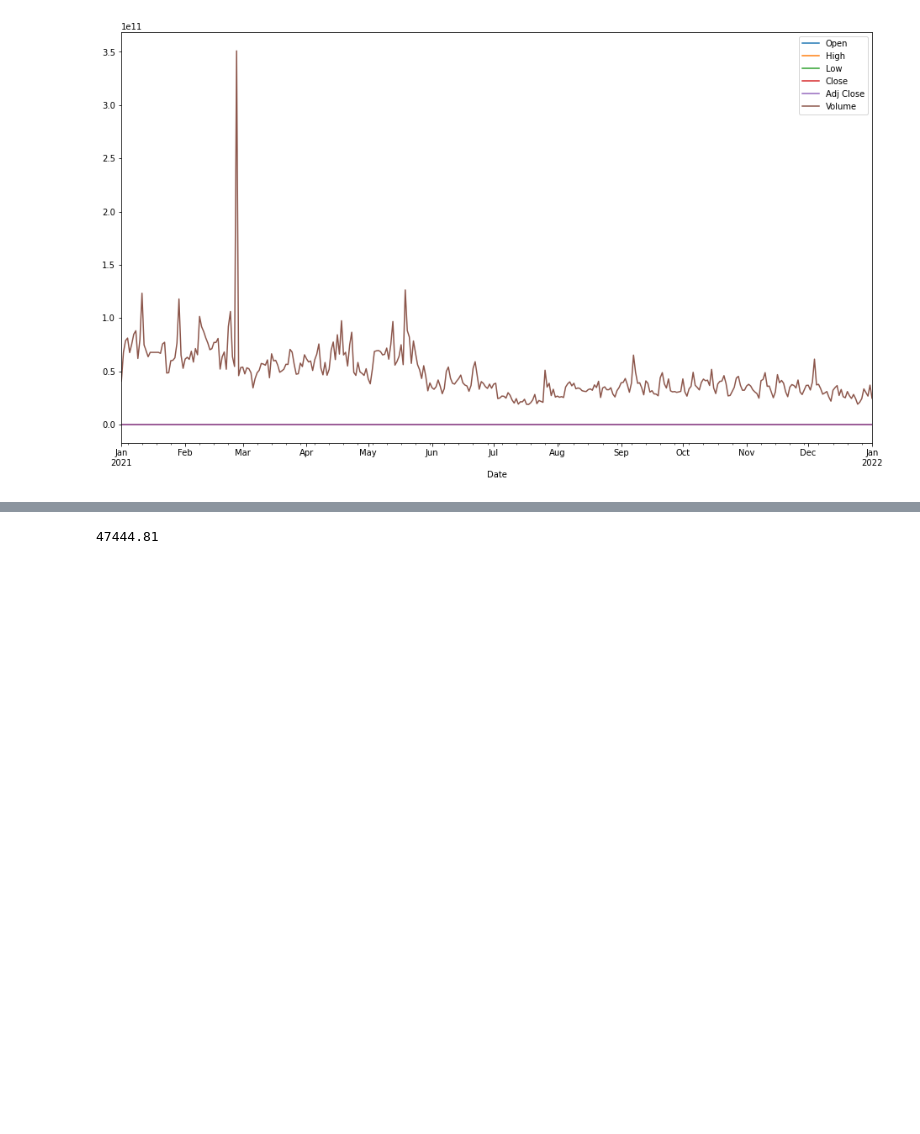
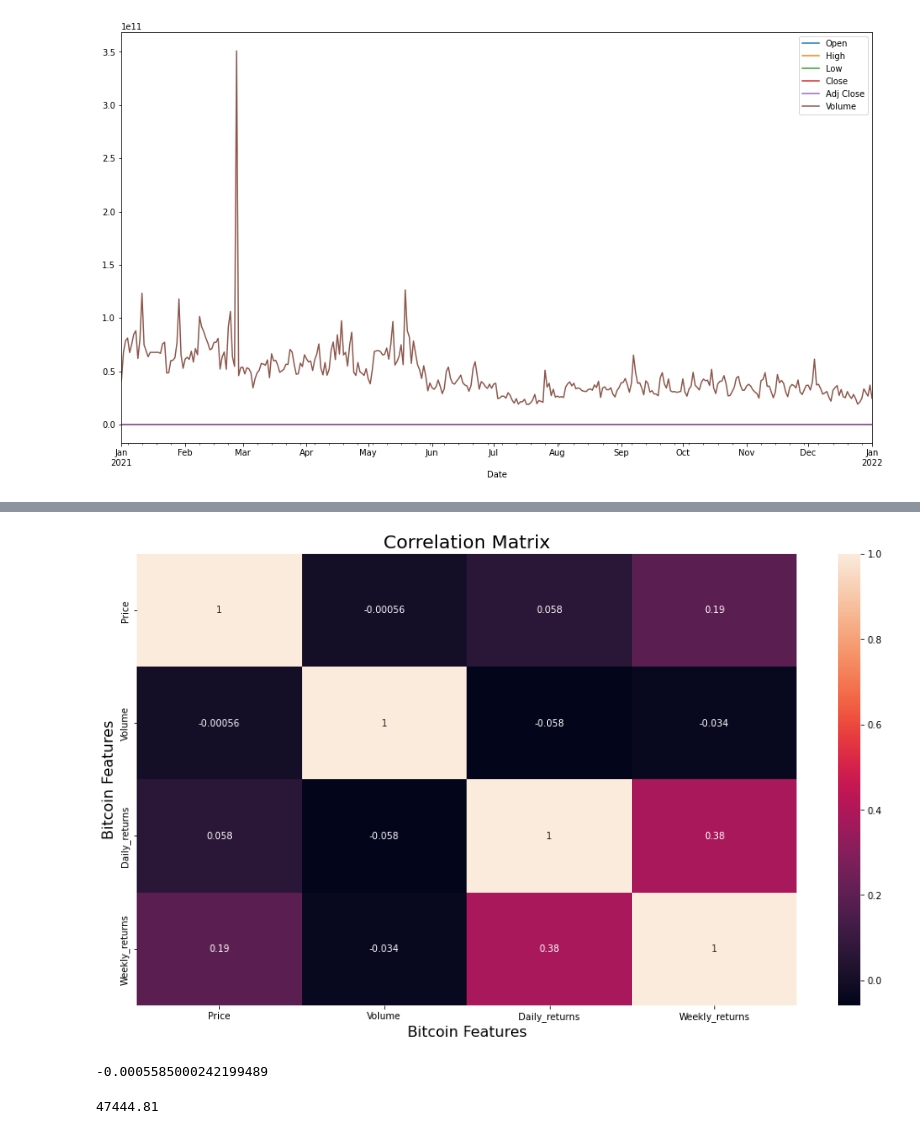
Before and after one commit to davidgomezpr1/Python-Data-Cleaning, a Jupyter notebook: BTC_Price_Data_Analysis.ipynb, the cells around one changed output, grey strips where cells are left out. Drawn from its saved outputs; the diff is of its cells as text; code cells hidden in the pictures; blank space fills up the shorter version.

```diff
--- a/BTC_Price_Data_Analysis.ipynb
+++ b/BTC_Price_Data_Analysis.ipynb
@@ -106,3 +168,26 @@ df.head()
+# %%
+# Let's now build a correlation matrix to quantify the correlation between variables.
+
+correlation_matrix = df.corr(method='pearson')
+plt.figure(figsize = (16,9))
+sns.heatmap(correlation_matrix, annot=True)
+plt.title('Correlation Matrix', fontsize= 20)
+plt.xlabel('Bitcoin Features', fontsize= 16)
+plt.ylabel('Bitcoin Features',fontsize= 16)
+plt.show()
+# %% [output]
+[figure, added]
+# %%
+#There does not seem to be a relationship between the two variables. Let's calculate the Pearson's
+#Correlation Coefficient to verify this.
+
+r, p = scipy.stats.pearsonr(df['Price'],df['Volume'])
+print(r)
+
+#After obtaining a value of r of -0.00056, we can confirm what we thought, there is a very weak, almost inexistent,
+#linear relationship between the Price and Volume of BTC.
+# %% [output]
+-0.0005585000242199489
 # %%
 #Let's now analyze the central tendency of the BTC Price.
 
```
Also changed, not shown: parts of 12 cells of this notebook.
